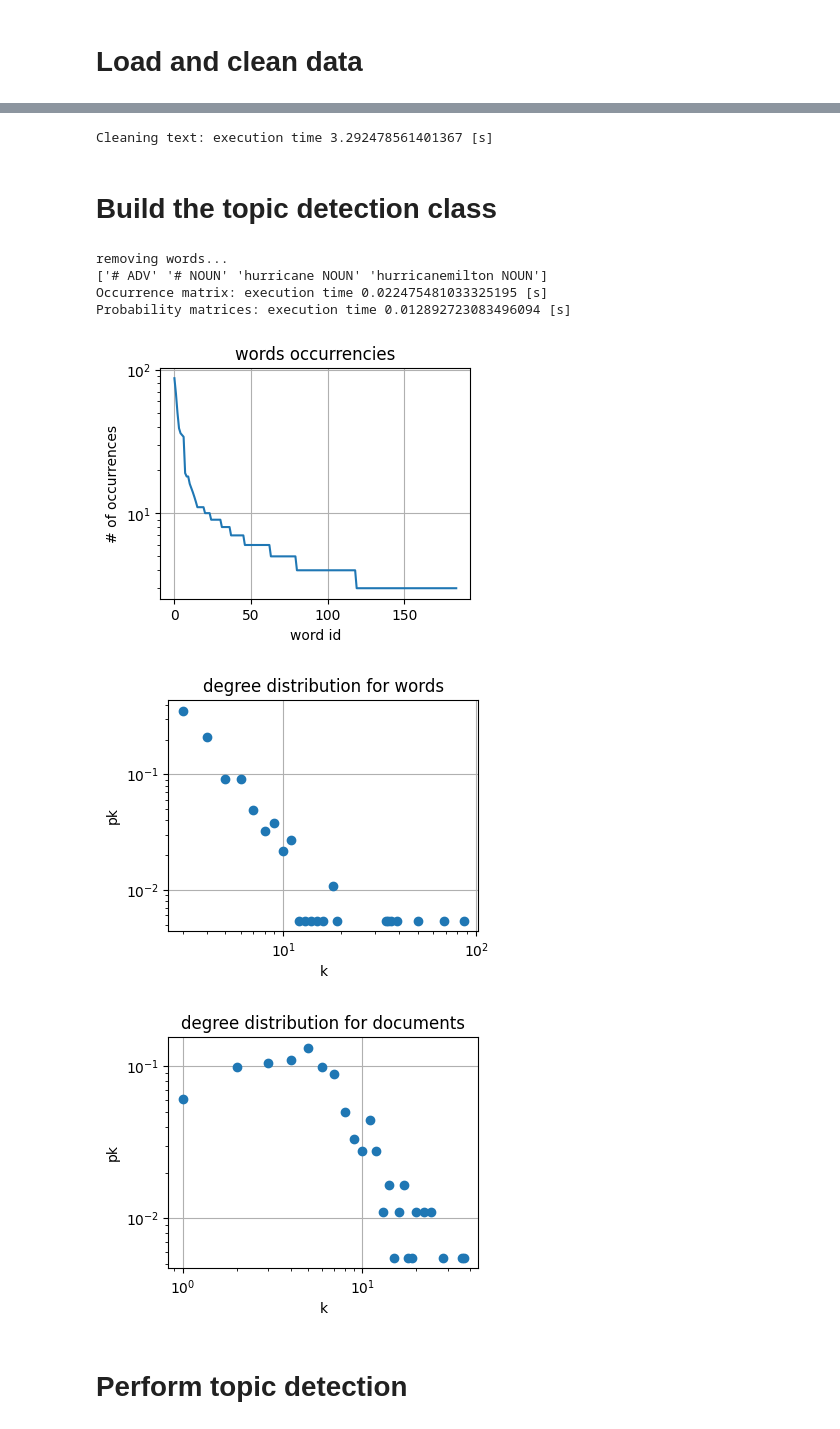
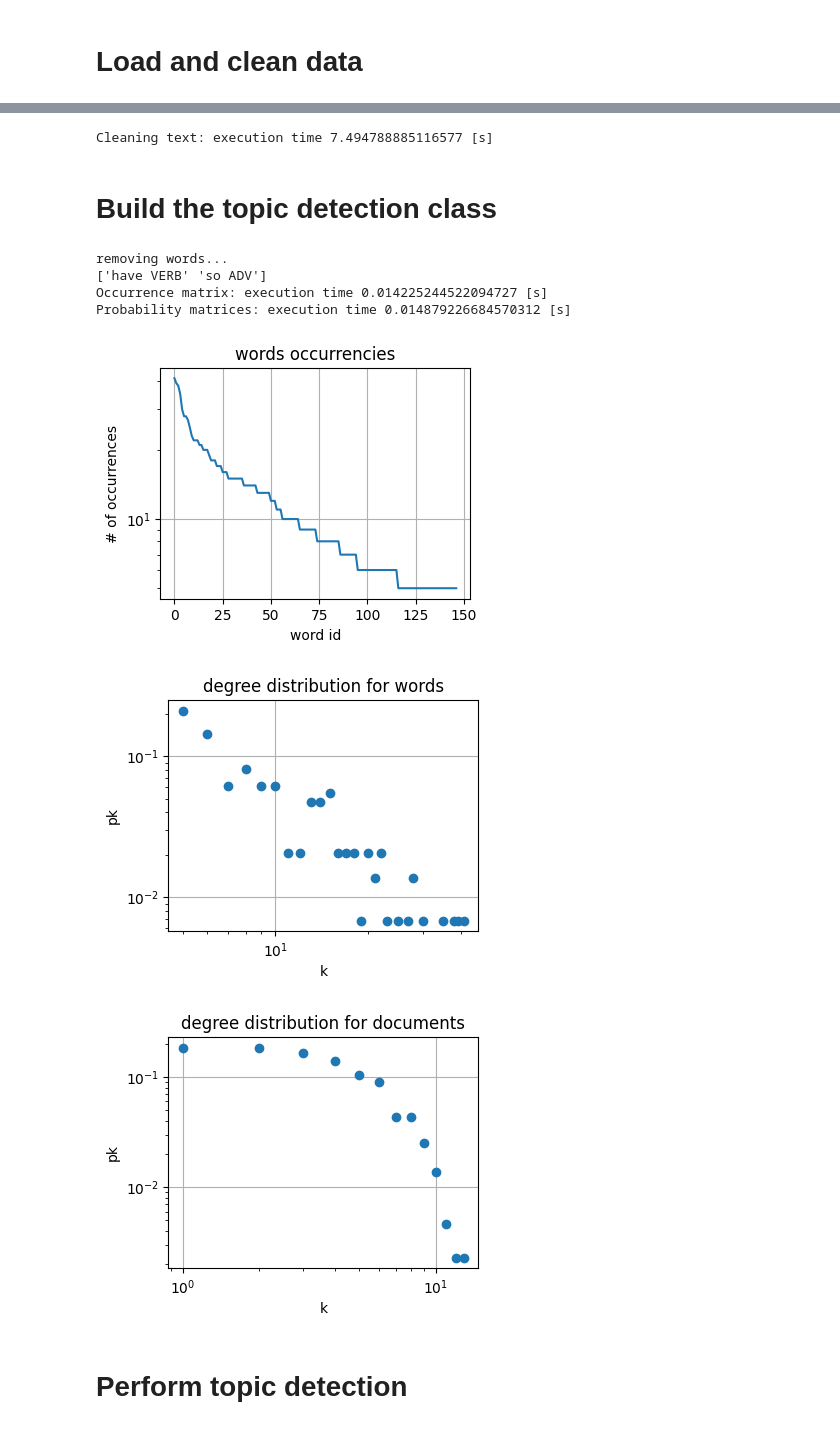
Before and after one commit to Aiecco/Network-Analysis-of-Hurricanes-and-Climate-Change, a Jupyter notebook: Ian/Ian_Topics.ipynb, the cells around one changed output, grey strips where cells are left out. Cells and saved outputs as stored; diff of their text form; code cells hidden in the pictures.

Commit message:
comments

```diff
--- a/Ian/Ian_Topics.ipynb
+++ b/Ian/Ian_Topics.ipynb
@@ -408,6 +443,6 @@ class TopicDetection:
 # Load and clean data
 # %%
 # load dataframe
-df = pd.read_csv("milton__tiktok_hashtag_posts (1).csv")
-df.head()
+df = pd.read_csv("ian_tiktok_hashtag_comments.csv")
+df
 # %% [output]
@@ -422,29 +464,29 @@ df.head()
 # 44 sec for 3k sentences
 ct1 = CleanText(df["text"],POS_KEEP = ["ADJ","ADV","NOUN","PROPN","VERB"])
 # %% [output]
-Cleaning text: execution time 3.292478561401367 [s]
+Cleaning text: execution time 7.494788885116577 [s]
 # %% [markdown]
 # Build the topic detection class
 # %%
 # initialize the class
 # use min and max to control which words you are using
-td1 = TopicDetection(ct1, n_min=3, n_max=100) # <-- min and max here!
+td1 = TopicDetection(ct1, n_min=5, n_max= 50) # <-- min and max here!
 # and build probability matrices first
 td1.probability_matrices()
 # show words occurrences
 td1.plot_word_occurrence()
 # show words degree distribution
 td1.plot_degree_distributions(quale='words')
 # show documents degree distribution
 td1.plot_degree_distributions(quale='documents')
 # %% [output]
 removing words...
-['# ADV' '# NOUN' 'hurricane NOUN' 'hurricanemilton NOUN']
-Occurrence matrix: execution time 0.022475481033325195 [s]
-Probability matrices: execution time 0.012892723083496094 [s]
+['have VERB' 'so ADV']
+Occurrence matrix: execution time 0.014225244522094727 [s]
+Probability matrices: execution time 0.014879226684570312 [s]
-[figure, old version]
+[figure, new version]
-[figure, old version]
+[figure, new version]
-[figure, old version]
+[figure, new version]
 # %% [markdown]
 # Perform topic detection
 # %%
```
Also changed, not shown: parts of 12 cells of this notebook.
